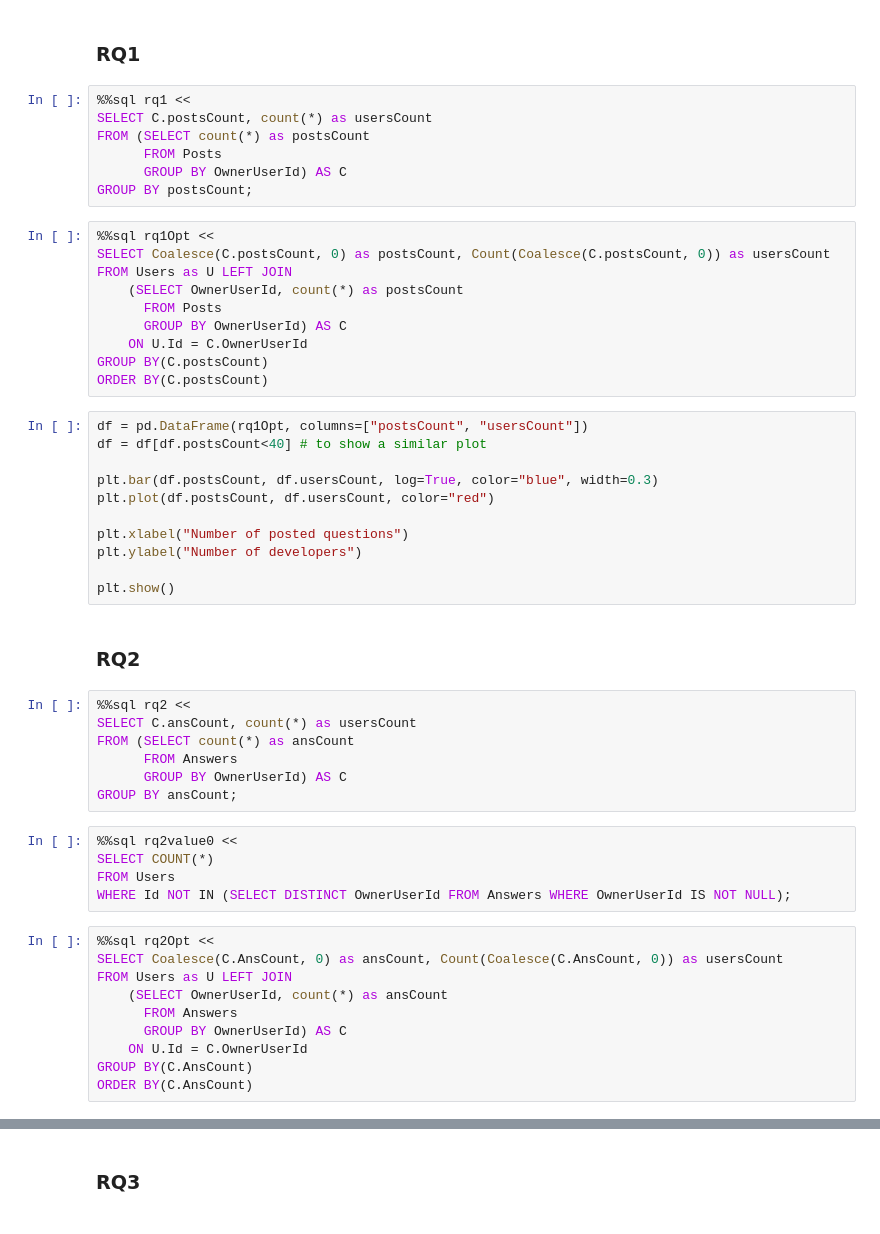
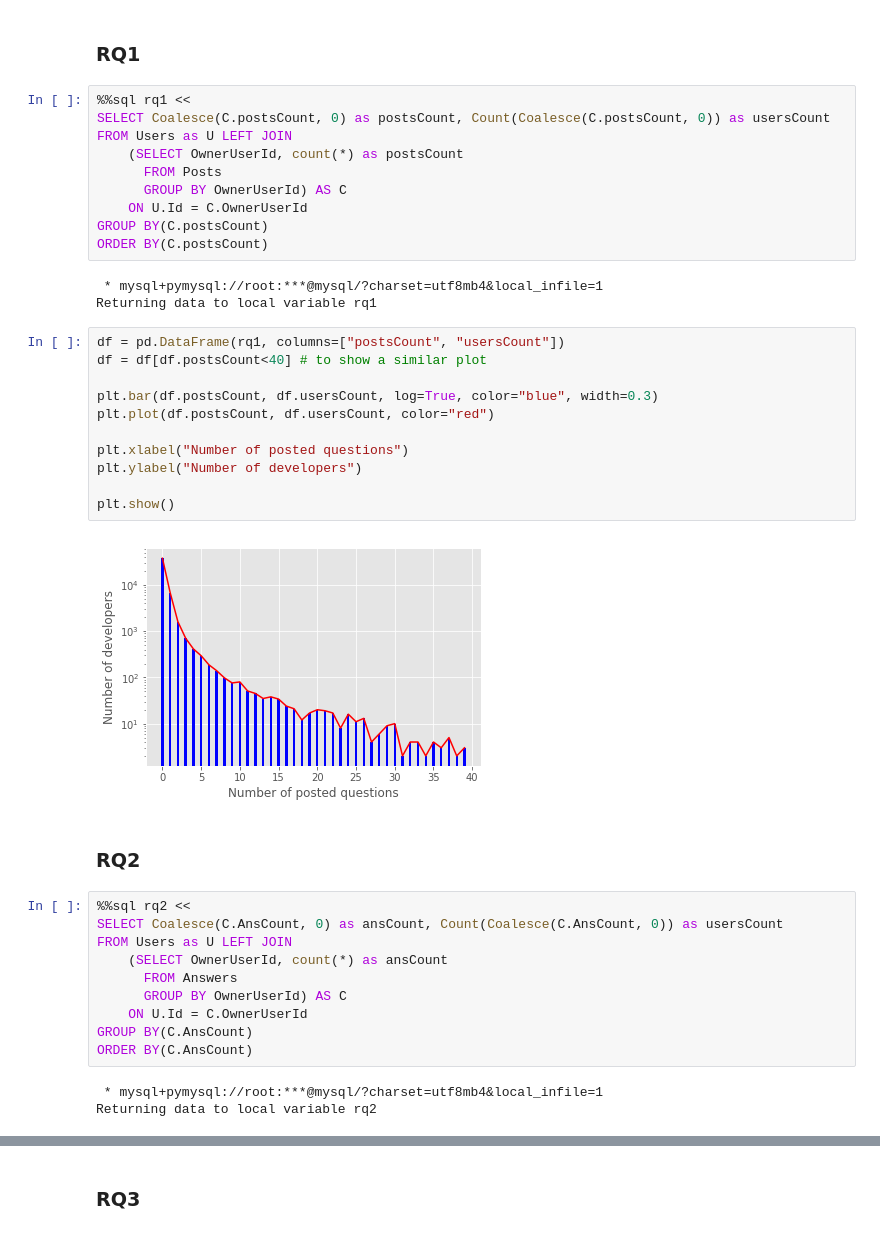
Before and after one commit to AdryMyry/bdge, a Jupyter notebook: sql/sesion2.ipynb, the cells around one changed output, grey strips where cells are left out. Saved outputs shown, nothing was run; the diff lists cells and outputs as text.

```diff
--- a/sql/sesion2.ipynb
+++ b/sql/sesion2.ipynb
@@ -447,54 +453,43 @@ DELETE FROM Posts WHERE PostTypeId = 2;
 ### RQ1
 # %%
 %%sql rq1 <<
-SELECT C.postsCount, count(*) as usersCount
-FROM (SELECT count(*) as postsCount
+SELECT Coalesce(C.postsCount, 0) as postsCount, Count(Coalesce(C.postsCount, 0)) as usersCount
+FROM Users as U LEFT JOIN
+    (SELECT OwnerUserId, count(*) as postsCount
       FROM Posts
       GROUP BY OwnerUserId) AS C
-GROUP BY postsCount;
+    ON U.Id = C.OwnerUserId
+GROUP BY(C.postsCount)
+ORDER BY(C.postsCount)
+# %% [output]
+ * mysql+pymysql://root:***@mysql/?charset=utf8mb4&local_infile=1
+Returning data to local variable rq1
-# %%
-%%sql rq1Opt <<
-SELECT Coalesce(C.postsCount, 0) as postsCount, Count(Coalesce(C.postsCount, 0)) as usersCount
-FROM Users as U LEFT JOIN
-    (SELECT OwnerUserId, count(*) as postsCount
-      FROM Posts
-      GROUP BY OwnerUserId) AS C
-    ON U.Id = C.OwnerUserId
-GROUP BY(C.postsCount)
-ORDER BY(C.postsCount)
 # %%
-df = pd.DataFrame(rq1Opt, columns=["postsCount", "usersCount"])
+df = pd.DataFrame(rq1, columns=["postsCount", "usersCount"])
 df = df[df.postsCount<40] # to show a similar plot
 
 plt.bar(df.postsCount, df.usersCount, log=True, color="blue", width=0.3)
 plt.plot(df.postsCount, df.usersCount, color="red")
 
 plt.xlabel("Number of posted questions")
 plt.ylabel("Number of developers")
 
 plt.show()
+# %% [output]
+[figure, added]
 # %% [markdown]
 ### RQ2
 # %%
 %%sql rq2 <<
-SELECT C.ansCount, count(*) as usersCount
-FROM (SELECT count(*) as ansCount
+SELECT Coalesce(C.AnsCount, 0) as ansCount, Count(Coalesce(C.AnsCount, 0)) as usersCount
+FROM Users as U LEFT JOIN
+    (SELECT OwnerUserId, count(*) as ansCount
       FROM Answers
       GROUP BY OwnerUserId) AS C
-GROUP BY ansCount;
+    ON U.Id = C.OwnerUserId
+GROUP BY(C.AnsCount)
+ORDER BY(C.AnsCount)
+# %% [output]
+ * mysql+pymysql://root:***@mysql/?charset=utf8mb4&local_infile=1
+Returning data to local variable rq2
-# %%
-%%sql rq2value0 <<
-SELECT COUNT(*)
-FROM Users
-WHERE Id NOT IN (SELECT DISTINCT OwnerUserId FROM Answers WHERE OwnerUserId IS NOT NULL);
-# %%
-%%sql rq2Opt <<
-SELECT Coalesce(C.AnsCount, 0) as ansCount, Count(Coalesce(C.AnsCount, 0)) as usersCount
-FROM Users as U LEFT JOIN
-    (SELECT OwnerUserId, count(*) as ansCount
-      FROM Answers
-      GROUP BY OwnerUserId) AS C
-    ON U.Id = C.OwnerUserId
-GROUP BY(C.AnsCount)
-ORDER BY(C.AnsCount)
 # %%
```
Also changed, not shown: parts of 25 cells of this notebook.
